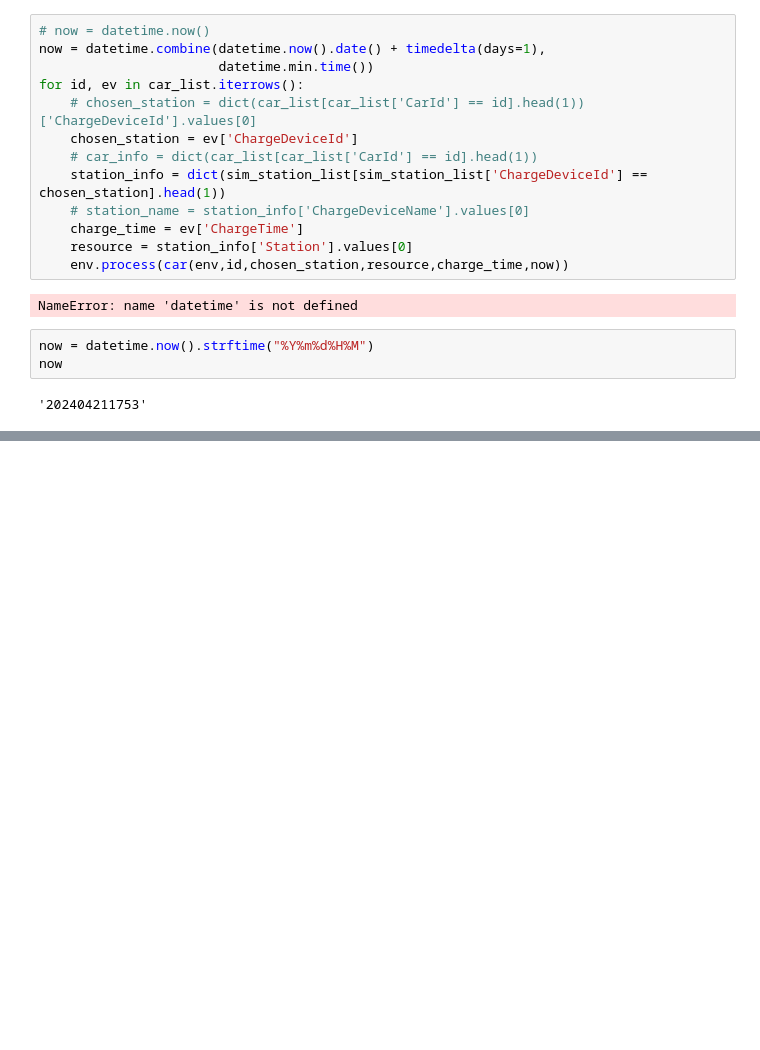
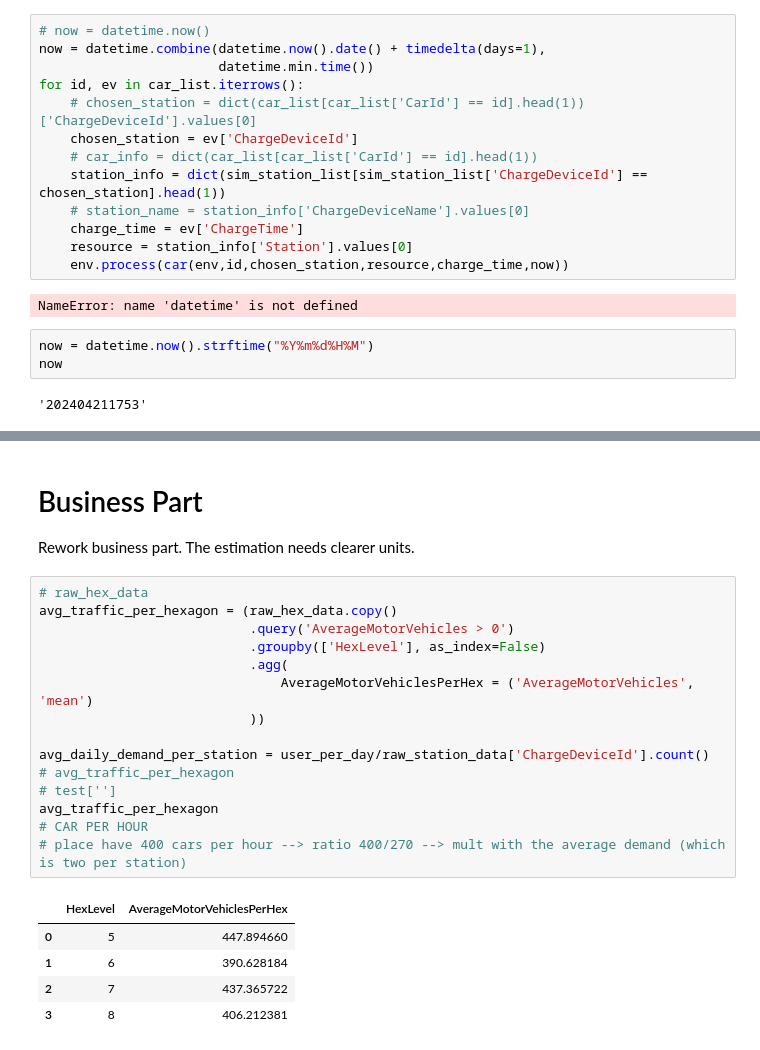
Before and after one commit to chrisdo23/electrical_vehicle_project_igp, a Jupyter notebook: simulation/simulation_testing.ipynb, the cells around one changed output, grey strips where cells are left out. Cells and saved outputs as stored; diff of their text form; blank space fills up the shorter version.

```diff
--- a/simulation/simulation_testing.ipynb
+++ b/simulation/simulation_testing.ipynb
@@ -814,3 +814,28 @@ env.run()
 2024-04-10 23:57:32: Car id 204 finishes and leaves station "3510418ba022e024e342ea5ebff9c756"
 2024-04-11 00:45:21: Car id 69 finishes and leaves station "b4ed71f9558ece5011c54704204713c6"
 2024-04-11 01:48:37: Car id 246 finishes and leaves station "5b86822a19499d9df224ab24f21eba18"
+# %% [markdown]
+# Business Part
+
+Rework business part. The estimation needs clearer units.
+# %%
+# raw_hex_data
+avg_traffic_per_hexagon = (raw_hex_data.copy()
+                           .query('AverageMotorVehicles > 0')
+                           .groupby(['HexLevel'], as_index=False)
+                           .agg(
+                               AverageMotorVehiclesPerHex = ('AverageMotorVehicles', 'mean')
+                           ))
+
+avg_daily_demand_per_station = user_per_day/raw_station_data['ChargeDeviceId'].count()
+# avg_traffic_per_hexagon
+# test['']
+avg_traffic_per_hexagon
+# CAR PER HOUR
+# place have 400 cars per hour --> ratio 400/270 --> mult with the average demand (which is two per station)
+# %% [output]
+|  | HexLevel | AverageMotorVehiclesPerHex |
+| 0 | 5 | 447.894660 |
+| 1 | 6 | 390.628184 |
+| 2 | 7 | 437.365722 |
+| 3 | 8 | 406.212381 |
```
Also changed, not shown: parts of 7 cells of this notebook, 12 other files.
